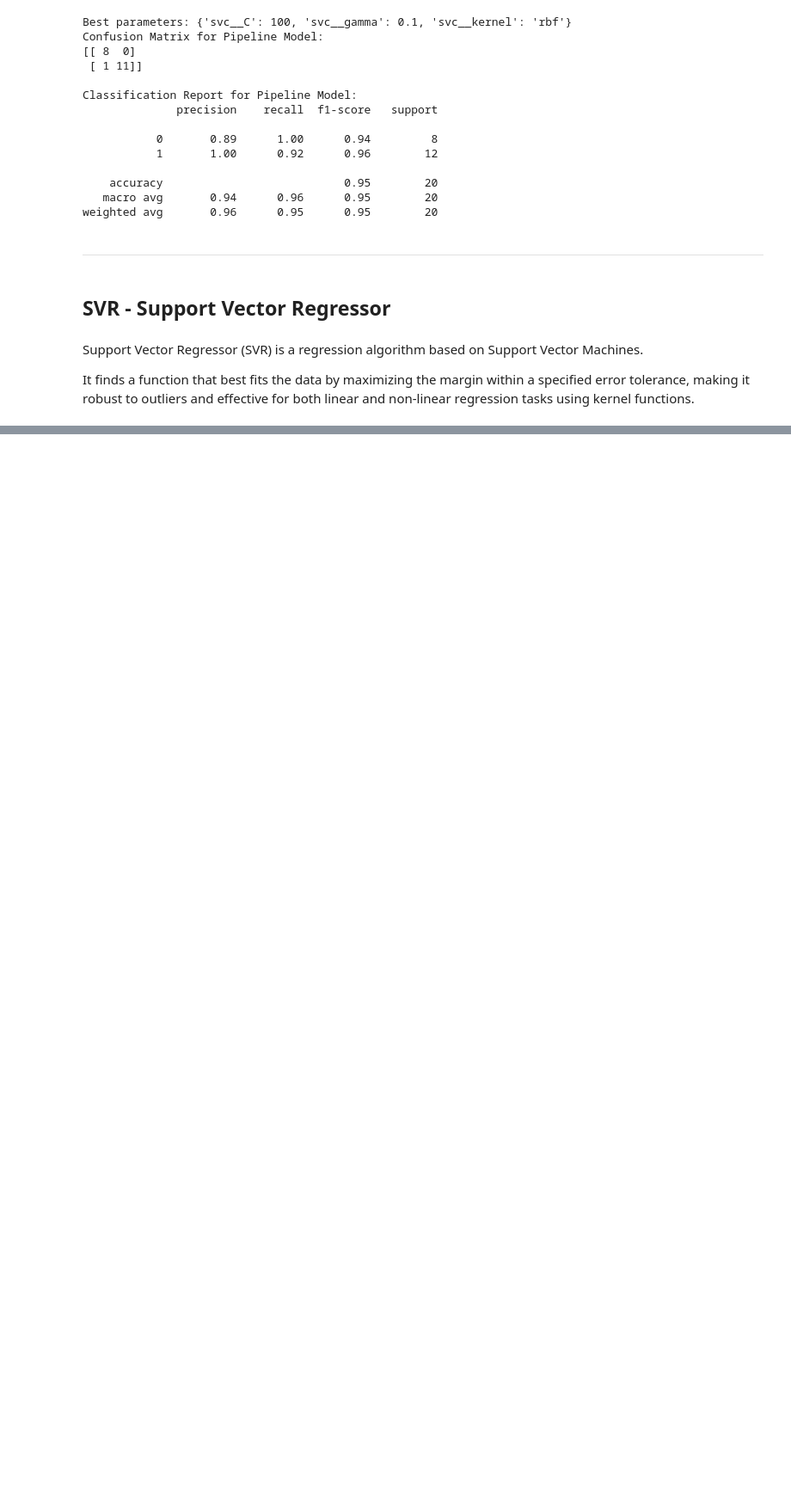
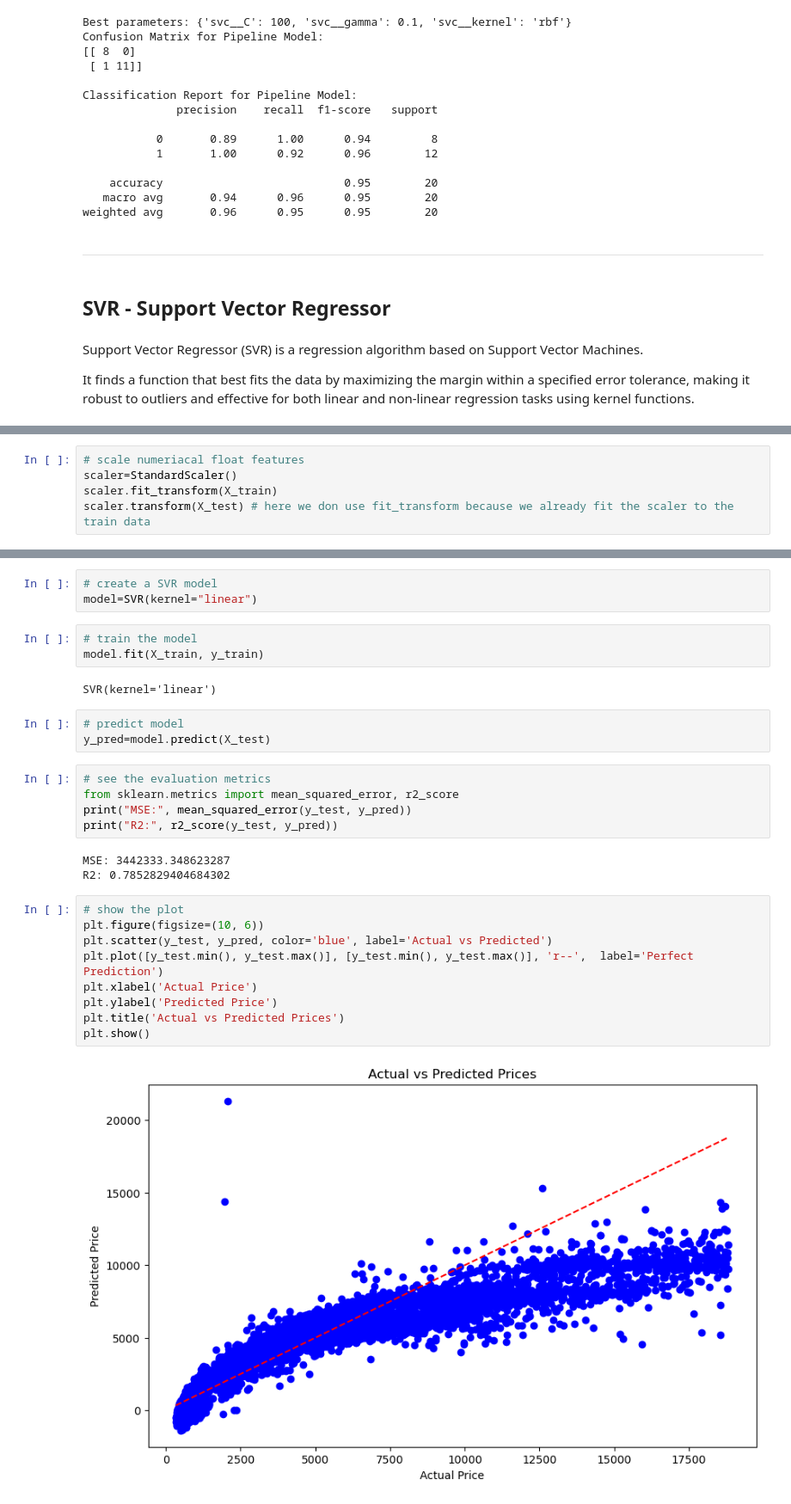
Before and after one commit to gurayarik/MIS447, a Jupyter notebook: 2-classification/2_2_SVM_notebook.ipynb, the cells around one changed output, grey strips where cells are left out. Shown at 86% size. Drawn from its saved outputs; the diff is of its cells as text; blank space fills up the shorter version.

```diff
--- a/2-classification/2_2_SVM_notebook.ipynb
+++ b/2-classification/2_2_SVM_notebook.ipynb
@@ -360,0 +622,5 @@ It finds a function that best fits the data by maximizing the margin within a sp
+# %%
+# scale numeriacal float features
+scaler=StandardScaler()
+scaler.fit_transform(X_train)
+scaler.transform(X_test) # here we don use fit_transform because we already fit the scaler to the train data
@@ -360,0 +641,30 @@ It finds a function that best fits the data by maximizing the margin within a sp
+# %%
+# create a SVR model
+model=SVR(kernel="linear")
+# %%
+# train the model
+model.fit(X_train, y_train)
+# %% [output]
+SVR(kernel='linear')
+# %%
+# predict model
+y_pred=model.predict(X_test)
+# %%
+# see the evaluation metrics
+from sklearn.metrics import mean_squared_error, r2_score
+print("MSE:", mean_squared_error(y_test, y_pred))
+print("R2:", r2_score(y_test, y_pred))
+# %% [output]
+MSE: 3442333.348623287
+R2: 0.7852829404684302
+# %%
+# show the plot
+plt.figure(figsize=(10, 6))
+plt.scatter(y_test, y_pred, color='blue', label='Actual vs Predicted')
+plt.plot([y_test.min(), y_test.max()], [y_test.min(), y_test.max()], 'r--',  label='Perfect Prediction')
+plt.xlabel('Actual Price')
+plt.ylabel('Predicted Price')
+plt.title('Actual vs Predicted Prices')
+plt.show()
+# %% [output]
+[figure, added]
```
Also changed, not shown: parts of 30 cells of this notebook.
